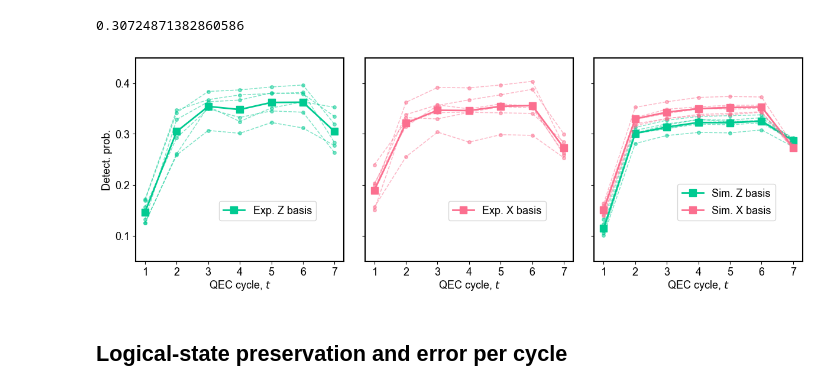
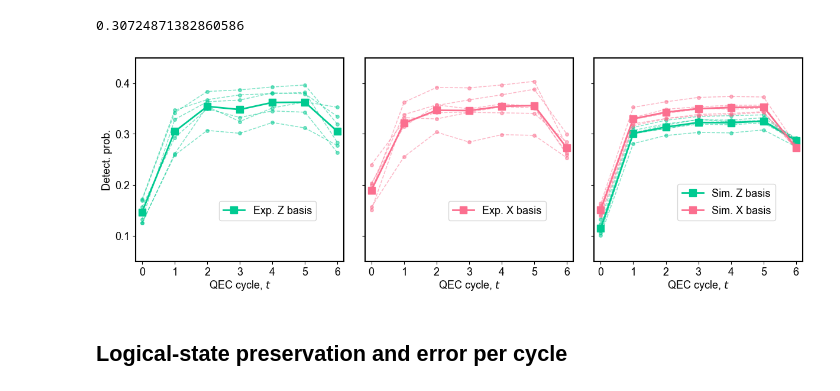
Before and after one commit to ZhideLu/Exp_BivariateBicycleCode, a Jupyter notebook: 18_6_3/Plot_figures_experiment_18_6_3.ipynb, the cells around one changed output. Saved outputs shown, nothing was run; the diff lists cells and outputs as text; code cells hidden in the pictures.

```diff
--- a/18_6_3/Plot_figures_experiment_18_6_3.ipynb
+++ b/18_6_3/Plot_figures_experiment_18_6_3.ipynb
@@ -240,9 +190,9 @@ ax13.spines['bottom'].set_linewidth(spine_width)
 ax13.spines['left'].set_linewidth(spine_width)
 ax13.spines['right'].set_linewidth(spine_width)
 
-ax11.set_xlim(1-0.3, 7+0.3)
-ax12.set_xlim(1-0.3, 7+0.3)
-ax13.set_xlim(1-0.3, 7+0.3)
+ax11.set_xlim(0-0.2, 6+0.2)
+ax12.set_xlim(0-0.2, 6+0.2)
+ax13.set_xlim(0-0.2, 6+0.2)
 ax11.xaxis.set_major_locator(ticker.MultipleLocator(1))
 ax12.xaxis.set_major_locator(ticker.MultipleLocator(1))
 ax13.xaxis.set_major_locator(ticker.MultipleLocator(1))
@@ -255,49 +205,49 @@ ax13.set_ylim(0.05, 0.45)
 ax12.yaxis.set_tick_params(labelleft=False)
 ax13.yaxis.set_tick_params(labelleft=False)
 
-ax11.plot( range(1, max_num_cycles+2), exp_z_detect, color = (0/255,202/255,145/255), linestyle = "-", linewidth = 2,
+ax11.plot( range(0, max_num_cycles+1), exp_z_detect, color = (0/255,202/255,145/255), linestyle = "-", linewidth = 2,
         marker = 's', markersize = 8, label = "Exp. Z basis" )
 for i in range( n2 - len(remove_Z_list) ):
-    ax11.plot( range(1, max_num_cycles+2), [item[i] for item in exp_per_z_detect], color = (0/255,202/255,145/255), \
+    ax11.plot( range(0, max_num_cycles+1), [item[i] for item in exp_per_z_detect], color = (0/255,202/255,145/255), \
               linestyle = "dashed", linewidth=1.1, alpha = 0.5, marker = 'o', markersize = 4)
 
 ax11.legend(frameon=True, loc=(0.4, 0.2), labelspacing=0.4, fontsize=f'{fontsize}')
 ax11.set_xlabel(r'QEC cycle, $t$', labelpad = 2)
 ax11.set_ylabel('Detect. prob.', labelpad = 3)
 
 
-ax12.plot( range(1, max_num_cycles+2), exp_x_detect, color = (251/255, 111/255, 143/255), linestyle = "-", linewidth = 2,
+ax12.plot( range(0, max_num_cycles+1), exp_x_detect, color = (251/255, 111/255, 143/255), linestyle = "-", linewidth = 2,
         marker = 's', markersize = 8, label = "Exp. X basis" )
 for i in range( n2 - len(remove_X_list) ):
-    ax12.plot( range(1, max_num_cycles+2), [item[i] for item in exp_per_x_detect], color = (251/255, 111/255, 143/255), \
+    ax12.plot( range(0, max_num_cycles+1), [item[i] for item in exp_per_x_detect], color = (251/255, 111/255, 143/255), \
               linestyle = "dashed", linewidth=1.1, alpha = 0.5, marker = 'o', markersize = 4)
 
 ax12.legend(frameon=True, loc=(0.4, 0.2), labelspacing=0.4, fontsize=f'{fontsize}')
 ax12.set_xlabel(r'QEC cycle, $t$', labelpad = 2)
 
 
-ax13.plot( range(1, max_num_cycles+2), sim_z_detect, color = (0/255,202/255,145/255), linestyle = "-", linewidth = 2,
+ax13.plot( range(0, max_num_cycles+1), sim_z_detect, color = (0/255,202/255,145/255), linestyle = "-", linewidth = 2,
         marker = 's', markersize = 8, label = "Sim. Z basis" )
 for i in range( n2 - len(remove_X_list) ):
-    ax13.plot( range(1, max_num_cycles+2), sim_per_z_detect[i], color = (0/255,202/255,145/255), linestyle = "dashed", \
+    ax13.plot( range(0, max_num_cycles+1), sim_per_z_detect[i], color = (0/255,202/255,145/255), linestyle = "dashed", \
               linewidth=1.1,  alpha = 0.5, marker = 'o', markersize = 4)
 
-ax13.plot( range(1, max_num_cycles+2), sim_x_detect, color = (251/255, 111/255, 143/255), linestyle = "-", linewidth = 2,
+ax13.plot( range(0, max_num_cycles+1), sim_x_detect, color = (251/255, 111/255, 143/255), linestyle = "-", linewidth = 2,
         marker = 's', markersize = 8, label = "Sim. X basis" )
 for i in range( n2 - len(remove_X_list) ):
-    ax13.plot( range(1, max_num_cycles+2), sim_per_x_detect[i], color = (251/255, 111/255, 143/255), linestyle = "dashed", \
+    ax13.plot( range(0, max_num_cycles+1), sim_per_x_detect[i], color = (251/255, 111/255, 143/255), linestyle = "dashed", \
               linewidth=1.1,  alpha = 0.5, marker = 'o', markersize = 4)
 
 
 ax13.legend(frameon=True, loc=(0.4, 0.2), labelspacing=0.6, fontsize=f'{fontsize}', columnspacing=8.5, handlelength=2)
 ax13.set_xlabel(r'QEC cycle, $t$', labelpad = 2)
 
 
 plt.subplots_adjust(left = 0.05, bottom = 0.13, top = 0.99, right = 0.99, hspace = 0.0, wspace = 0.1)
 plt.show()
 # fig.savefig('Experimental_Figures/Detection_prob_18_6_3.pdf', format='pdf', facecolor='None')
 # %% [output]
-[figure, old version]
+[figure, new version]
 # %% [markdown]
 ## Logical-state preservation and error per cycle
 # %%
```
Also changed, not shown: parts of 14 cells of this notebook, 4 other files.
